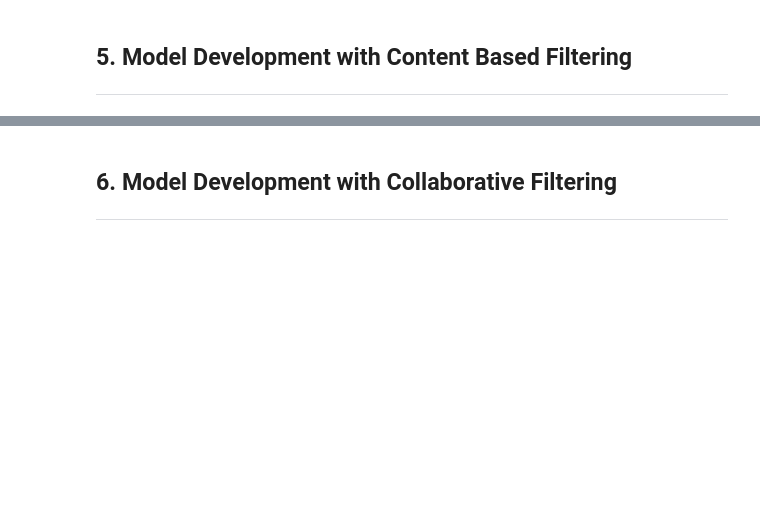
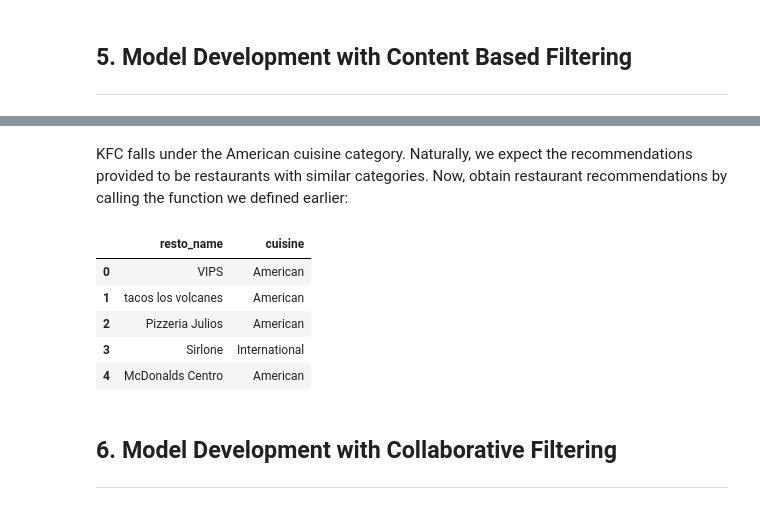
Before and after one commit to naufalmuafi/restaurant-recommender-system, a Jupyter notebook: main.ipynb, the cells around one changed output, grey strips where cells are left out. Drawn from its saved outputs; the diff is of its cells as text; code cells hidden in the pictures; blank space fills up the shorter version.

Commit message:
add: content-based filtering

```diff
--- a/main.ipynb
+++ b/main.ipynb
@@ -536,0 +641,35 @@ resto_new
+# %%
+def resto_recommendations(restaurant_name, similarity_data=cosine_sim_df, items=data[['resto_name', 'cuisine']], k=5):
+    """
+    Restaurant Recommendations based on DataFrame Similarity
+
+    Parameters:
+    ---
+    restaurant_name : data type string (str)
+                      Restaurant name (index in the similarity dataframe)
+    similarity_data : data type pd.DataFrame (object)
+                      Symmetric similarity dataframe, with restaurants as
+                      both index and columns
+    items : data type pd.DataFrame (object)
+            Contains both names and other features used to define similarity
+    k : data type integer (int)
+        Number of recommendations to provide
+    ---
+
+    For this index, we take the top k values with the highest similarity
+    in the given matrix index (i).
+    """
+
+    # Retrieve data using argpartition to perform an indirect partition along the given axis
+    # Convert the DataFrame to numpy
+    # Range(start, stop, step)
+    index = similarity_data.loc[:, restaurant_name].to_numpy().argpartition(
+        range(-1, -k, -1))
+
+    # Retrieve data with the highest similarity from the available index
+    closest = similarity_data.columns[index[-1:-(k+2):-1]]
+
+    # Drop the restaurant_name so that the searched restaurant does not appear in the recommendation list
+    closest = closest.drop(restaurant_name, errors='ignore')
+
+    return pd.DataFrame(closest).merge(items).head(k)
@@ -537,3 +681,14 @@ resto_new
+# %% [markdown]
+KFC falls under the American cuisine category. Naturally, we expect the recommendations provided to be restaurants with similar categories. Now, obtain restaurant recommendations by calling the function we defined earlier:
+# %%
+resto_recommendations('KFC')
+# %% [output]
+|  | resto_name | cuisine |
+| 0 | VIPS | American |
+| 1 | tacos los volcanes | American |
+| 2 | Pizzeria Julios | American |
+| 3 | Sirlone | International |
+| 4 | McDonalds Centro | American |
 # %% [markdown]
 ## 6. Model Development with Collaborative Filtering
 ---
```
Also changed, not shown: parts of 14 cells of this notebook.
